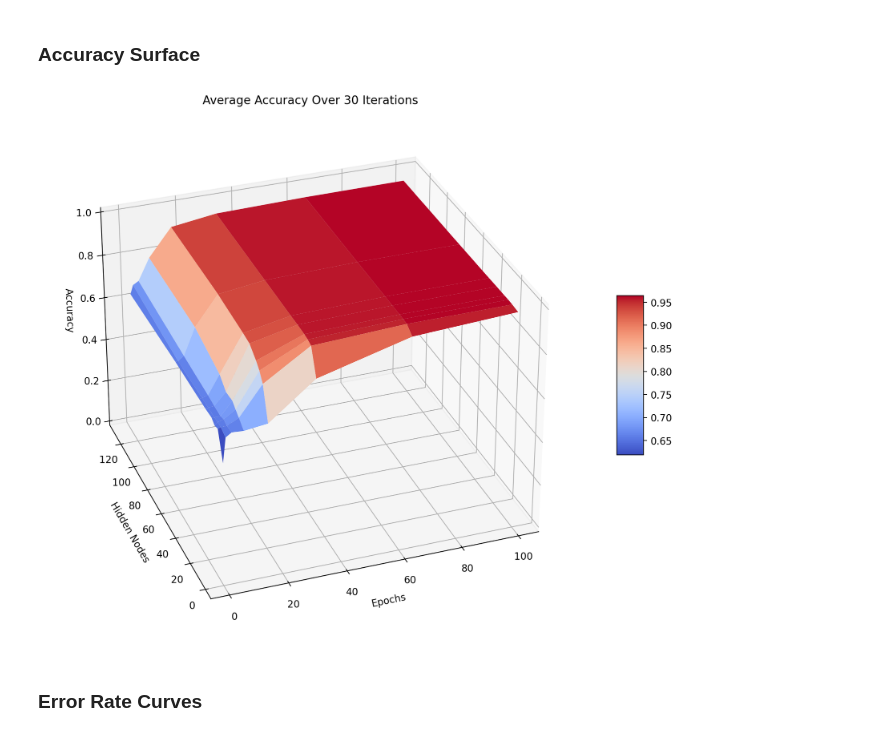
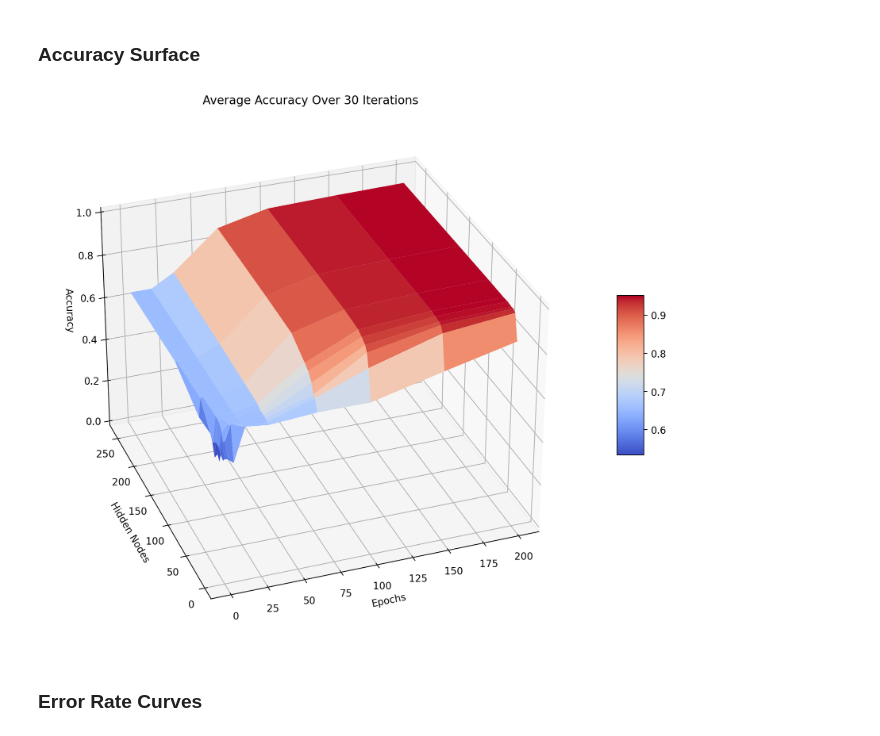
Before and after one commit to Sarsoo/SLP-Training, a Jupyter notebook: nncw.ipynb, the cells around one changed output. Drawn from its saved outputs; the diff is of its cells as text; code cells hidden in the pictures.

```diff
--- a/nncw.ipynb
+++ b/nncw.ipynb
@@ -100,5 +103,5 @@ _________________________________________________________________
 
 Example 10 epochs
 # %%
-model.fit(data_train, labels_train, epochs=10)
+model.fit(data_train, labels_train, epochs=5)
 # %% [output]
@@ -240,7 +234,7 @@ Run a single iteration of epoch/layer investigations
 es = tf.keras.callbacks.EarlyStopping(monitor='val_loss', mode='min', patience = 5)
 single_results = list(
     evaluate_parameters(return_model=False, validation_split=0.2
-                        , optimizer = lambda: tf.keras.optimizers.SGD(learning_rate=0.04)
+                        , optimizer = lambda: tf.keras.optimizers.SGD(learning_rate=0.5, momentum=0.5)
                         # ,callbacks=[es]
                         )
     )
@@ -341,16 +345,16 @@ plt.show()
 
 Run multiple iterations of the epoch/layer investigations and average
 # %%
-multi_results = list()
+multi_param_results = list()
 multi_iterations = 30
 for i in range(multi_iterations):
     print(f"Iteration {i+1}/{multi_iterations}")
     data_train, data_test, labels_train, labels_test = train_test_split(data, labels, test_size=0.5, stratify=labels)
-    multi_results.append(list(evaluate_parameters(dtrain=data_train,
+    multi_param_results.append(list(evaluate_parameters(dtrain=data_train,
                                                   dtest=data_test,
                                                   ltrain=labels_train,
                                                   ltest=labels_test,
-                                                  optimizer=lambda: tf.keras.optimizers.SGD(learning_rate=0.06, momentum=0),
+                                                  optimizer=lambda: tf.keras.optimizers.SGD(learning_rate=0.5, momentum=0.1),
                                                   return_model=False,
                                                   print_params=False,
-                                                  batch_size=35)))
+                                                  batch_size=128)))
@@ -361,12 +383,16 @@ Create a tensor for holding the accuracy results
 
 (Iterations x Number of nodes x Number of epochs)
 # %%
-accuracy_tensor = np.zeros((multi_iterations, len(hidden_nodes), len(epochs)))
-for iter_idx, iteration in enumerate(multi_results):
+multi_param_epochs = sorted(list({i["epochs"] for i in multi_param_results[0]}))
+multi_param_nodes = sorted(list({i["nodes"] for i in multi_param_results[0]}))
+multi_param_iter = len(multi_param_results)
+
+accuracy_tensor = np.zeros((multi_param_iter, len(multi_param_nodes), len(multi_param_epochs)))
+for iter_idx, iteration in enumerate(multi_param_results):
     for single_test in iteration:
         accuracy_tensor[iter_idx,
-                        hidden_nodes.index(single_test['nodes']),
-                        epochs.index(single_test['epochs'])] = single_test["results"][1]
+                        multi_param_nodes.index(single_test['nodes']),
+                        multi_param_epochs.index(single_test['epochs'])] = single_test["results"][1]
 
 mean_accuracy = np.mean(accuracy_tensor, axis=0)
 std_accuracy = np.std(accuracy_tensor, axis=0)
@@ -384,24 +414,24 @@ std_accuracy = np.loadtxt("results/test1-exp1-std.csv", delimiter=',')
 # %% [markdown]
 ### Accuracy Surface
 # %%
-X, Y = np.meshgrid(epochs, hidden_nodes)
+X, Y = np.meshgrid(multi_param_epochs, multi_param_nodes)
 
 fig = plt.figure(figsize=(15, 10))
 fig.set_dpi(fig_dpi)
 ax = plt.axes(projection='3d')
 
 surf = ax.plot_surface(X, Y, mean_accuracy, cmap='coolwarm')
-ax.set_title(f'Average Accuracy Over {multi_iterations} Iterations')
+ax.set_title(f'Average Accuracy Over {multi_param_iter} Iterations')
 ax.set_xlabel('Epochs')
 ax.set_ylabel('Hidden Nodes')
 ax.set_zlabel('Accuracy')
 ax.view_init(30, -110)
 ax.set_zlim([0, 1])
 fig.colorbar(surf, shrink=0.3, aspect=6)
 
 plt.show()
 # %% [output]
-[figure, old version]
+[figure, new version]
 # %% [markdown]
 ### Error Rate Curves
 # %%
```
Also changed, not shown: parts of 25 cells of this notebook, 8 other files.
